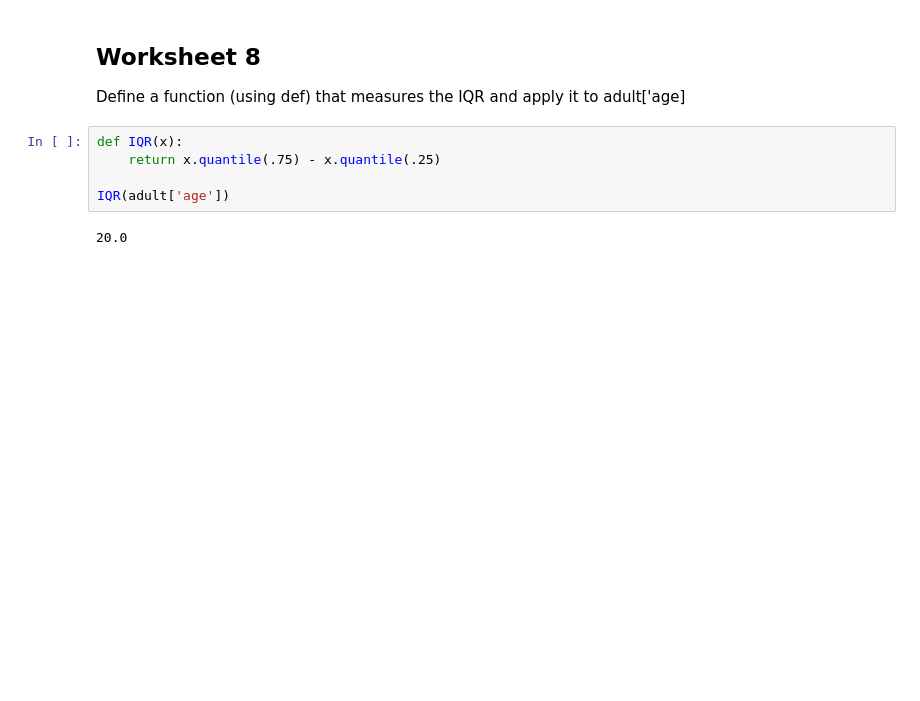
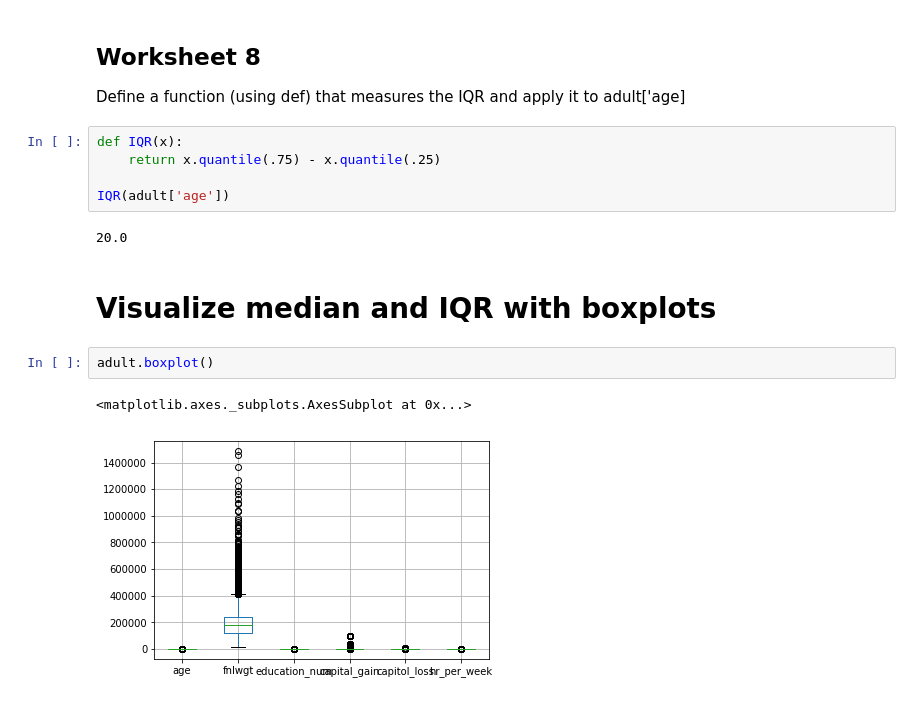
Before and after one commit to emagg1/Math2212_Maggiore, a Jupyter notebook: M2_Statistics/M2_Adult.ipynb, the cells around one changed output. Drawn from its saved outputs; the diff is of its cells as text; blank space fills up the shorter version.

```diff
--- a/M2_Statistics/M2_Adult.ipynb
+++ b/M2_Statistics/M2_Adult.ipynb
@@ -330,3 +330,10 @@ def IQR(x):
 IQR(adult['age'])
 # %% [output]
 20.0
+# %% [markdown]
+# Visualize median and IQR with boxplots
+# %%
+adult.boxplot()
+# %% [output]
+<matplotlib.axes._subplots.AxesSubplot at 0x...>
+[figure, added]
```
Also changed, not shown: parts of 46 cells of this notebook, 1 other file.
